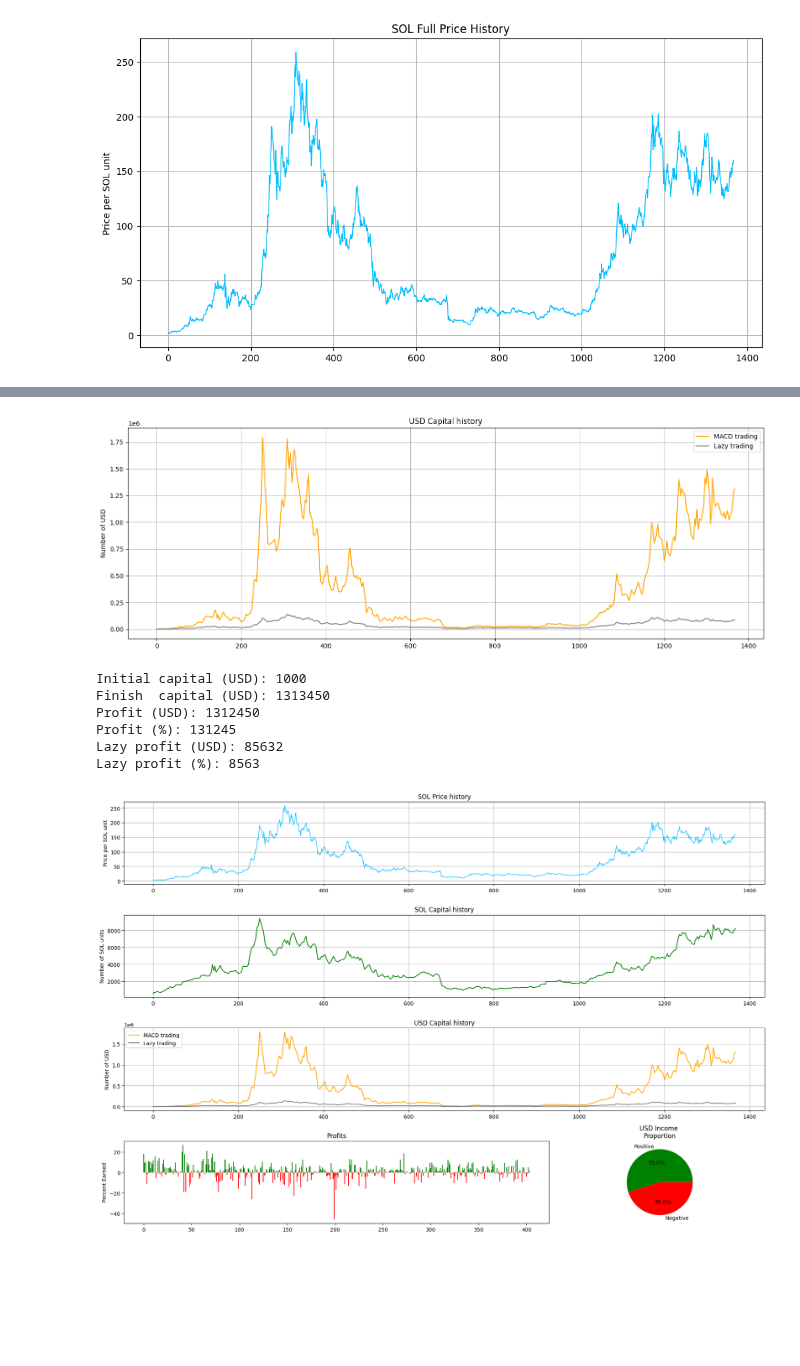
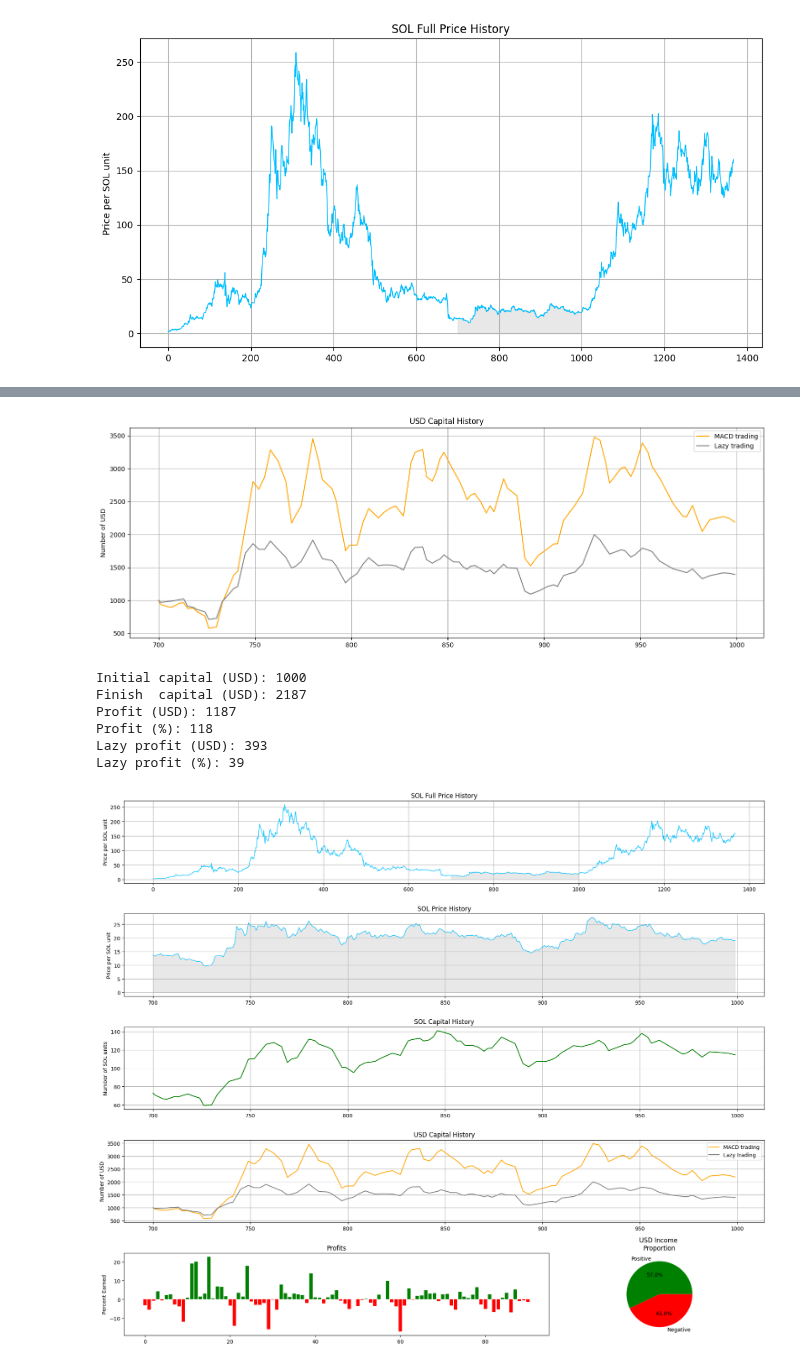
Before and after one commit to ZussmanFranz/Politechnika_Gdanska, a Jupyter notebook: Sem4/MN/project1/project1.ipynb, the cells around one changed output, grey strips where cells are left out. Saved outputs shown, nothing was run; the diff lists cells and outputs as text; code cells hidden in the pictures; blank space fills up the shorter version.

Commit message:
plot combined history complete + different examples

```diff
--- a/Sem4/MN/project1/project1.ipynb
+++ b/Sem4/MN/project1/project1.ipynb
@@ -90,11 +90,17 @@ def plot_macd_signal_difference(x_analyzed, macd_signal_difference):
 
     plt.title('MACD - Signal')
 
-def plot_price_history(plot, x_analyzed, price_values, figsize=None,marker='', title='SOL Price history', y_label='Price per SOL unit'):
+def plot_price_history(plot, x_analyzed, price_values, figsize=None,marker='', title='SOL Price History', y_label='Price per SOL unit', fill_range=None):
     if figsize != None:
         plot.figure(figsize=figsize)
 
     plot.plot(x_analyzed, price_values[x_analyzed[0]:x_analyzed[-1] + 1], marker=marker,  color='deepskyblue', linewidth=1)
+
+    # Highlight analyzed segment by filling the area
+    if fill_range != None:
+        plot.fill_between(fill_range,
+                        price_values[fill_range[0]:fill_range[-1] + 1],
+                        color='lightgray', alpha=0.5, label="Analyzed Segment")
 
     if plot == plt:
         plot.title(title)
@@ -123,7 +129,7 @@ def plot_transaction_on_price(x_analyzed, price_values, transactions, markersize
 
     return buy_indexes, sell_indexes
 
-def plot_SOL_capital_history(plot, records_indexes, capital_history, figsize=None,marker='', title='SOL Capital history', y_label='Number of SOL units'):
+def plot_SOL_capital_history(plot, records_indexes, capital_history, figsize=None,marker='', title='SOL Capital History', y_label='Number of SOL units'):
     if figsize != None:
             plot.figure(figsize=figsize)
 
@@ -138,7 +144,7 @@ def plot_SOL_capital_history(plot, records_indexes, capital_history, figsize=Non
 
     plot.grid()
 
-def plot_USD_capital_history(plot, x_analyzed, usd_history, lazy_values_USD, figsize=None,marker='', title='USD Capital history', y_label='Number of USD'):
+def plot_USD_capital_history(plot, x_analyzed, usd_history, lazy_values_USD, figsize=None,marker='', title='USD Capital History', y_label='Number of USD'):
     if figsize != None:
             plot.figure(figsize=figsize)
 
@@ -164,7 +170,7 @@ def plot_profits(ax, delta_procent, title="Profits", ylabel="Percent Earned"):
 def plot_profits_circular_values(ax, profit_values, title="USD Income \nProportion"):
     positives = sum(val for val in profit_values if val > 0)
     negatives = abs(sum(val for val in profit_values if val < 0))
-    full_sum = sum(profit_values)
+    full_sum = abs(sum(profit_values))
 
     sizes = [positives * 100 / full_sum, negatives * 100 / full_sum]
     labels = ['Positive', 'Negative']
@@ -183,18 +189,22 @@ def plot_combined_profits(plot, delta_procent, profit_values):
     plot.tight_layout()
     plot.show()
 
-def plot_combined_history(x_analyzed, price_values, records_indexes, capital_history, usd_history, lazy, profit_percent, profit_val):
-    plt.figure(figsize=(18, 12))
+def plot_combined_history(x_full, x_analyzed, price_values, records_indexes, capital_history, usd_history, lazy, profit_percent, profit_val):
+    plt.figure(figsize=(18, 15))
 
-    # Create subplots in a 4-row grid, adjusting the column span manually
-    price_plt = plt.subplot2grid((4, 3), (0, 0), colspan=3)
-    capital_plt = plt.subplot2grid((4, 3), (1, 0), colspan=3)
-    usd_plt = plt.subplot2grid((4, 3), (2, 0), colspan=3)
-    profits_plt = plt.subplot2grid((4, 3), (3, 0), colspan=2)  # Takes 2/3 of width
-    pie_plt = plt.subplot2grid((4, 3), (3, 2))  # Takes 1/3 of width
+    # Create subplots in a 5-row grid, adjusting the column span manually
+    history_plt = plt.subplot2grid((5, 3), (0, 0), colspan=3)  # New row for full history with highlighted segment
+    price_plt = plt.subplot2grid((5, 3), (1, 0), colspan=3)
+    capital_plt = plt.subplot2grid((5, 3), (2, 0), colspan=3)
+    usd_plt = plt.subplot2grid((5, 3), (3, 0), colspan=3)
+    profits_plt = plt.subplot2grid((5, 3), (4, 0), colspan=2)  # Takes 2/3 of width
+    pie_plt = plt.subplot2grid((5, 3), (4, 2))  # Takes 1/3 of width
+
+    # Plot full price history with highlighted segment
+    plot_price_history(history_plt, x_full, price_values, fill_range=x_analyzed, title='SOL Full Price History')
 
     # Plot SOL Price history
-    plot_price_history(price_plt, x_analyzed, price_values)
+    plot_price_history(price_plt, x_analyzed, price_values, fill_range=x_analyzed)
 
     # Plot SOL Capital history
     plot_SOL_capital_history(capital_plt, records_indexes, capital_history)
@@ -217,8 +227,8 @@ print(data_frame.info)
 close_data = data_frame.get("Close").tolist()   # Price and the end of the day
 time_data = data_frame.get("time").tolist()     # Corresponding days
 
-analyzed_from = 0
-analyzed_to = 1368
+analyzed_from = 700
+analyzed_to = 1000
 
 n_records = len(close_data)
 n_records_analyzed = analyzed_to - analyzed_from
@@ -227,7 +237,7 @@ x_full = list(np.arange(n_records))
 x_analyzed = list(np.arange(analyzed_from, analyzed_to))
 
 
-plot_price_history(plt, x_full, close_data, (12, 6), title='SOL Full Price History')
+plot_price_history(plt, x_full, close_data, (12, 6), title='SOL Full Price History', fill_range=x_analyzed)
 # %% [output]
 <bound method DataFrame.info of             time     Open     High      Low    Close      Volume
 0     2021-01-01    1.510    1.865    1.495    1.847  1125773.54
@@ -337,30 +347,30 @@ profit_over_lazy = [not_lazy - lazy for not_lazy,lazy in zip(usd_history, lazy_v
 
 plot_USD_capital_history(plt, records_indexes, usd_history, lazy_values_USD, (18,6))
 # %% [output]
-[figure, old version]
+[figure, new version]
 # %%
 # Final results
 start_USD = int(capital_history[0] * close_data[records_indexes[0]])
 finish_USD = int(capital_history[-1] * close_data[records_indexes[-1]])
 profit_USD = finish_USD - start_USD
 
 print("Initial capital (USD):", start_USD)
 print("Finish  capital (USD):", finish_USD)
 print("Profit (USD):", profit_USD)
 print("Profit (%):", profit_USD * 100 // start_USD)
 
 lazy_finish_USD = int(capital_history[0] * close_data[records_indexes[-1]])
 lazy_profit_USD = lazy_finish_USD - start_USD
 
 print("Lazy profit (USD):", lazy_profit_USD)
 print("Lazy profit (%):", lazy_profit_USD * 100 // start_USD)
 
-plot_combined_history(x_analyzed, close_data, records_indexes, capital_history, usd_history, lazy_values_USD,profits_percent, profits_value)
+plot_combined_history(x_full, x_analyzed, close_data, records_indexes, capital_history, usd_history, lazy_values_USD,profits_percent, profits_value)
 # %% [output]
 Initial capital (USD): 1000
-Finish  capital (USD): 1313450
-Profit (USD): 1312450
-Profit (%): 131245
-Lazy profit (USD): 85632
-Lazy profit (%): 8563
+Finish  capital (USD): 2187
+Profit (USD): 1187
+Profit (%): 118
+Lazy profit (USD): 393
+Lazy profit (%): 39
-[figure, old version]
+[figure, new version]
```
Also changed, not shown: parts of 5 cells of this notebook, 4 other files.
